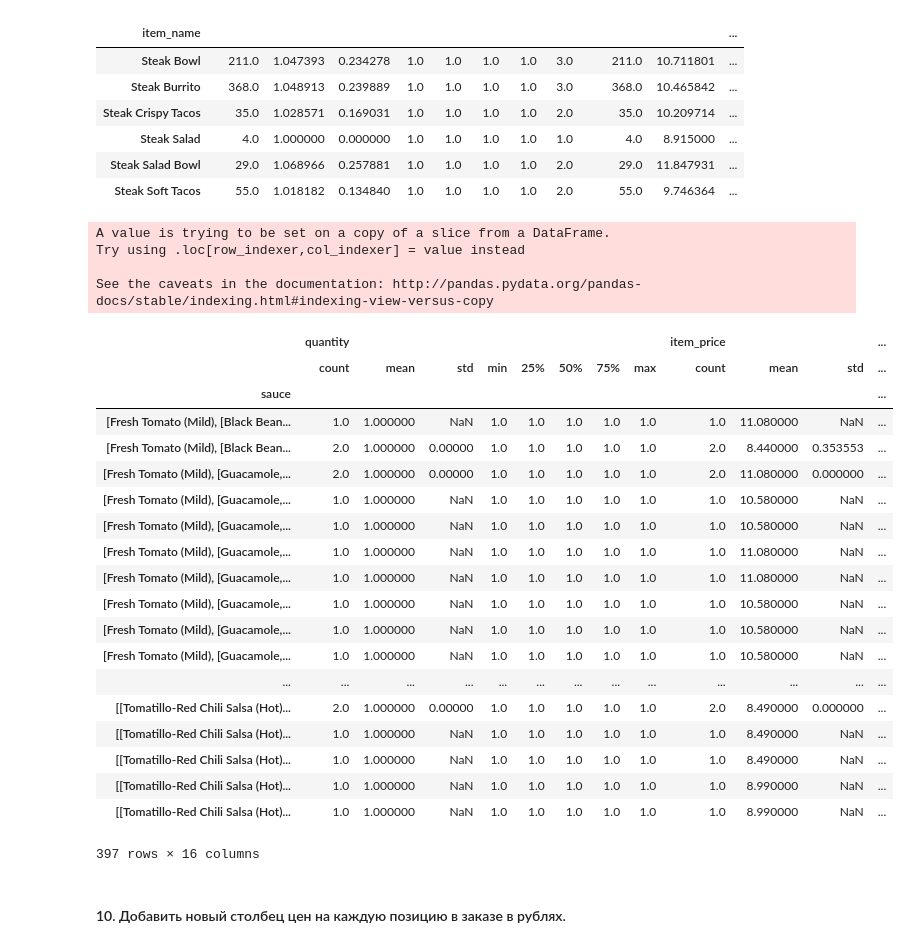
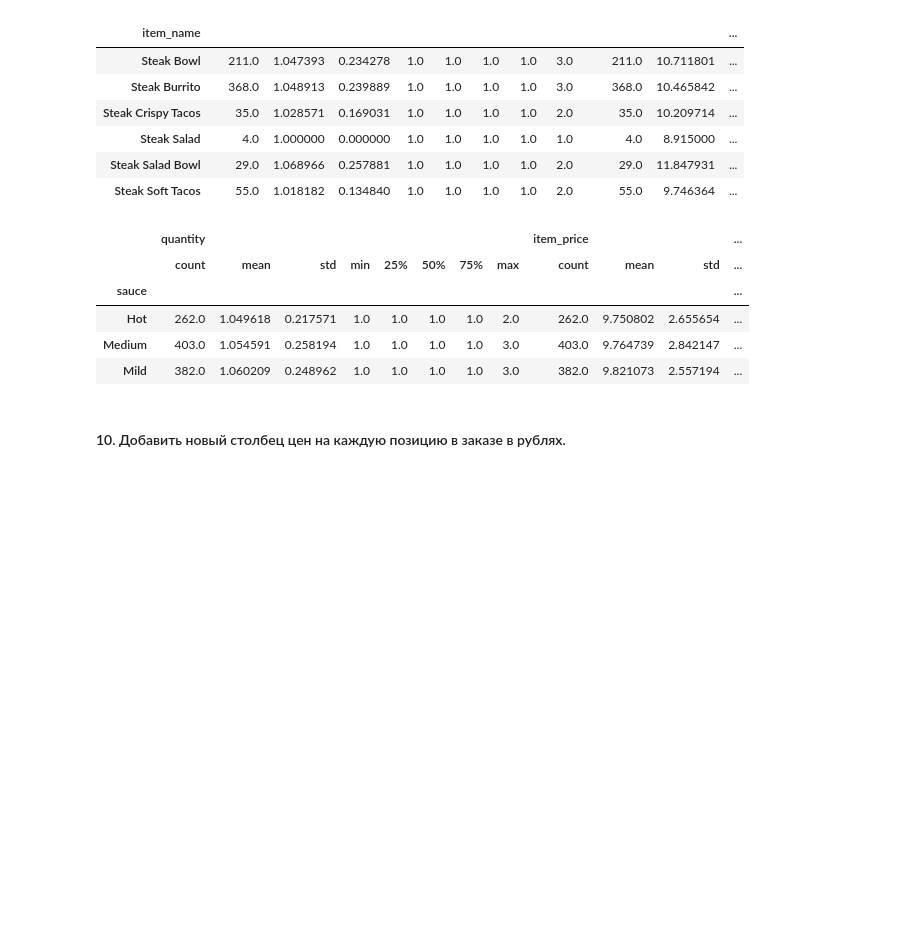
Before and after one commit to alinadmb/intelligent_systems, a Jupyter notebook: homework-1.ipynb, the cells around one changed output. Cells and saved outputs as stored; diff of their text form; code cells hidden in the pictures; blank space fills up the shorter version.

```diff
--- a/homework-1.ipynb
+++ b/homework-1.ipynb
@@ -101,37 +103,26 @@ steak_df.groupby('item_name')['quantity', 'item_price'].describe()
 | Steak Salad Bowl | 29.0 | 1.068966 | 0.257881 | 1.0 | 1.0 | 1.0 | 1.0 | 2.0 | 29.0 | 11.847931 | ... |
 | Steak Soft Tacos | 55.0 | 1.018182 | 0.134840 | 1.0 | 1.0 | 1.0 | 1.0 | 2.0 | 55.0 | 9.746364 | ... |
 # %%
-sauce_df = df[df['choice_description'].str.contains('Mild|Medium|Hot', na=False)]
-sauce_df['sauce'] = sauce_df['choice_description']
-# sauce_df['sauce'] = sauce_df['choice_description'].str.replace(r"\b(?:(?!Mild|Medium|Hot)\w)+\b", "")
-# sauce_df['sauce'] = 'Medium' if sauce_df['choice_description'].str.contains('Medium') else NaN
-# sauce_df['sauce'] = 'Hot' if sauce_df['choice_description'].str.contains('Hot') else NaN
+# статистика заказов прожарки (остроты соусов)
+sauce_df = df[df['choice_description'].str.contains('Mild|Medium|Hot', na=False)].reset_index(drop=True)
+sauce_df['sauce'] = sauce_df['choice_description'].replace(r"\b(?:(?!Mild|Medium|Hot)\w)+\b", '', regex=True).replace('[\(\)\[\],-]', '', regex=True)
+for i in range(sauce_df.shape[0]):
+        sauces = sauce_df.loc[i]['sauce'].split()
+        for j in range(len(sauces)):
+            if j == 0:
+                sauce_df.loc[i, 'sauce'] = sauces[0]
+            else:
+                new_row = sauce_df.loc[i].copy()
+                new_row['sauce'] = sauces[j]
+                sauce_df = sauce_df.append(new_row, ignore_index=True)
 sauce_df.groupby('sauce')['quantity', 'item_price'].describe()
 # %% [output]
-A value is trying to be set on a copy of a slice from a DataFrame.
-Try using .loc[row_indexer,col_indexer] = value instead
-
-See the caveats in the documentation: http://pandas.pydata.org/pandas-docs/stable/indexing.html#indexing-view-versus-copy
 |  | quantity |  |  |  |  |  |  |  | item_price |  |  | ... |
 |  | count | mean | std | min | 25% | 50% | 75% | max | count | mean | std | ... |
 | sauce |  |  |  |  |  |  |  |  |  |  |  | ... |
-| [Fresh Tomato (Mild), [Black Bean... | 1.0 | 1.000000 | NaN | 1.0 | 1.0 | 1.0 | 1.0 | 1.0 | 1.0 | 11.080000 | NaN | ... |
-| [Fresh Tomato (Mild), [Black Bean... | 2.0 | 1.000000 | 0.00000 | 1.0 | 1.0 | 1.0 | 1.0 | 1.0 | 2.0 | 8.440000 | 0.353553 | ... |
-| [Fresh Tomato (Mild), [Guacamole,... | 2.0 | 1.000000 | 0.00000 | 1.0 | 1.0 | 1.0 | 1.0 | 1.0 | 2.0 | 11.080000 | 0.000000 | ... |
-| [Fresh Tomato (Mild), [Guacamole,... | 1.0 | 1.000000 | NaN | 1.0 | 1.0 | 1.0 | 1.0 | 1.0 | 1.0 | 10.580000 | NaN | ... |
-| [Fresh Tomato (Mild), [Guacamole,... | 1.0 | 1.000000 | NaN | 1.0 | 1.0 | 1.0 | 1.0 | 1.0 | 1.0 | 10.580000 | NaN | ... |
-| [Fresh Tomato (Mild), [Guacamole,... | 1.0 | 1.000000 | NaN | 1.0 | 1.0 | 1.0 | 1.0 | 1.0 | 1.0 | 11.080000 | NaN | ... |
-| [Fresh Tomato (Mild), [Guacamole,... | 1.0 | 1.000000 | NaN | 1.0 | 1.0 | 1.0 | 1.0 | 1.0 | 1.0 | 11.080000 | NaN | ... |
-| [Fresh Tomato (Mild), [Guacamole,... | 1.0 | 1.000000 | NaN | 1.0 | 1.0 | 1.0 | 1.0 | 1.0 | 1.0 | 10.580000 | NaN | ... |
-| [Fresh Tomato (Mild), [Guacamole,... | 1.0 | 1.000000 | NaN | 1.0 | 1.0 | 1.0 | 1.0 | 1.0 | 1.0 | 10.580000 | NaN | ... |
-| [Fresh Tomato (Mild), [Guacamole,... | 1.0 | 1.000000 | NaN | 1.0 | 1.0 | 1.0 | 1.0 | 1.0 | 1.0 | 10.580000 | NaN | ... |
-| ... | ... | ... | ... | ... | ... | ... | ... | ... | ... | ... | ... | ... |
-| [[Tomatillo-Red Chili Salsa (Hot)... | 2.0 | 1.000000 | 0.00000 | 1.0 | 1.0 | 1.0 | 1.0 | 1.0 | 2.0 | 8.490000 | 0.000000 | ... |
-| [[Tomatillo-Red Chili Salsa (Hot)... | 1.0 | 1.000000 | NaN | 1.0 | 1.0 | 1.0 | 1.0 | 1.0 | 1.0 | 8.490000 | NaN | ... |
-| [[Tomatillo-Red Chili Salsa (Hot)... | 1.0 | 1.000000 | NaN | 1.0 | 1.0 | 1.0 | 1.0 | 1.0 | 1.0 | 8.490000 | NaN | ... |
-| [[Tomatillo-Red Chili Salsa (Hot)... | 1.0 | 1.000000 | NaN | 1.0 | 1.0 | 1.0 | 1.0 | 1.0 | 1.0 | 8.990000 | NaN | ... |
-| [[Tomatillo-Red Chili Salsa (Hot)... | 1.0 | 1.000000 | NaN | 1.0 | 1.0 | 1.0 | 1.0 | 1.0 | 1.0 | 8.990000 | NaN | ... |
+| Hot | 262.0 | 1.049618 | 0.217571 | 1.0 | 1.0 | 1.0 | 1.0 | 2.0 | 262.0 | 9.750802 | 2.655654 | ... |
+| Medium | 403.0 | 1.054591 | 0.258194 | 1.0 | 1.0 | 1.0 | 1.0 | 3.0 | 403.0 | 9.764739 | 2.842147 | ... |
+| Mild | 382.0 | 1.060209 | 0.248962 | 1.0 | 1.0 | 1.0 | 1.0 | 3.0 | 382.0 | 9.821073 | 2.557194 | ... |
-397 rows × 16 columns
 # %% [markdown]
 #### 10. Добавить новый столбец цен на каждую позицию в заказе в рублях.
 # %%
```
Also changed, not shown: parts of 8 cells of this notebook.
